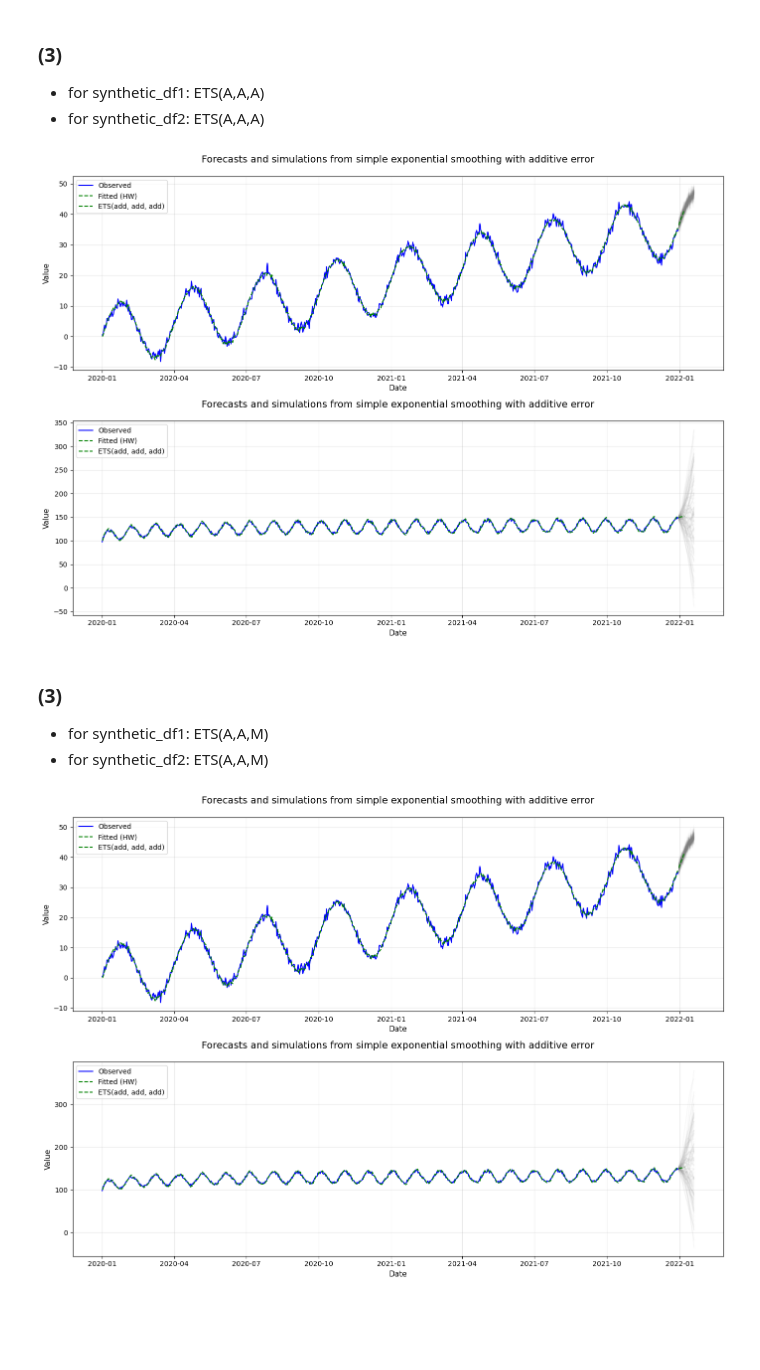
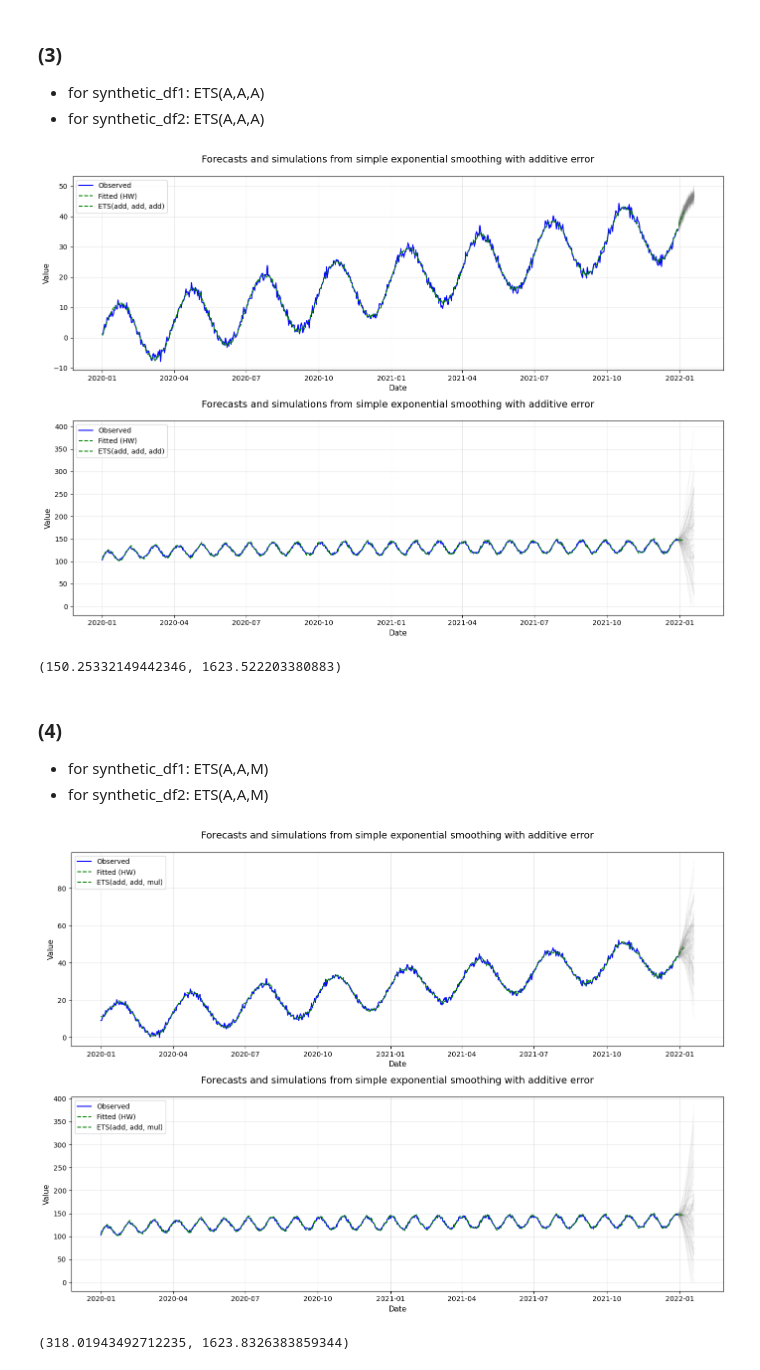
Before and after one commit to Rishabh-HSLU/HSLU_Time_Series_Analysis, a Jupyter notebook: submission/week6.ipynb, the cells around one changed output. Saved outputs shown, nothing was run; the diff lists cells and outputs as text; code cells hidden in the pictures; blank space fills up the shorter version.

```diff
--- a/submission/week6.ipynb
+++ b/submission/week6.ipynb
@@ -243,7 +10,7 @@ np.random.seed(42)
 
 # Generate synthetic time series data with known components
 n = 365 * 2
-t = np.arange(n)
+t = np.arange(1,n+1)
 
 # Series 1: Linear trend + Single seasonality + Noise
 trend1 = 0.05 * t
@@ -253,13 +20,12 @@ noise1 = np.random.normal(0, 1, n)
 series1 = trend1 + seasonality1 + noise1
 series1_components = {'trend': trend1, 'seasonal': seasonality1, 'residual': noise1}
 
-# Series 2: Non-linear trend + Multiple seasonality + Noise
+# Series 2: Non-linear trend * seasonality * Noise
 
-trend2 = 100 + 5 * np.log(1+t)
+trend2 = 100 + 5 * np.log(t)
 seasonality2 = 1 + 0.1 * np.sin(2 * np.pi * t / 30)
 noise2 = 1 + 0.05 * (np.random.random(n) - 0.5)
 
-# MULTIPLICATIVE model: trend × seasonality × noise
 series2 = trend2 * seasonality2 * noise2
 
 # Create DataFrames for the time series
@@ -316,14 +85,16 @@ plot_ets(synthetic_df1, synthetic_df2, period=[int(365/4), int(730/30)],trend="a
 - for synthetic_df1: ETS(A,A,A)
 - for synthetic_df2: ETS(A,A,A)
 # %%
-plot_ets(synthetic_df1, synthetic_df2, period=[int(365/4), int(730/30)],trend="add", seasonal= "add", title='Forecasts and simulations from simple exponential smoothing with additive error', nsimulations=20)
+plot_ets(synthetic_df1, synthetic_df2, period=[int(365/4), int(730/30)],trend="add", seasonal= "add", title='Forecasts and simulations from simple exponential smoothing with additive error', nsimulations=20, use_boxcox=(False, True))
 # %% [output]
-[figure, old version]
+[figure, new version]
+(150.25332149442346, 1623.522203380883)
 # %% [markdown]
-### (3)
+### (4)
 - for synthetic_df1: ETS(A,A,M)
 - for synthetic_df2: ETS(A,A,M)
 # %%
-plot_ets(synthetic_df1, synthetic_df2, period=[int(365/4), int(730/30)],trend="add", seasonal= "add", title='Forecasts and simulations from simple exponential smoothing with additive error', nsimulations=20)
+plot_ets(synthetic_df1, synthetic_df2, period=[int(365/4), int(730/30)],trend="add", seasonal= "mul", title='Forecasts and simulations from simple exponential smoothing with additive error', nsimulations=20, use_boxcox=(False, True))
 # %% [output]
-[figure, old version]
+[figure, new version]
+(318.01943492712235, 1623.8326383859344)
```
Also changed, not shown: parts of 39 cells of this notebook, 2 other files.
